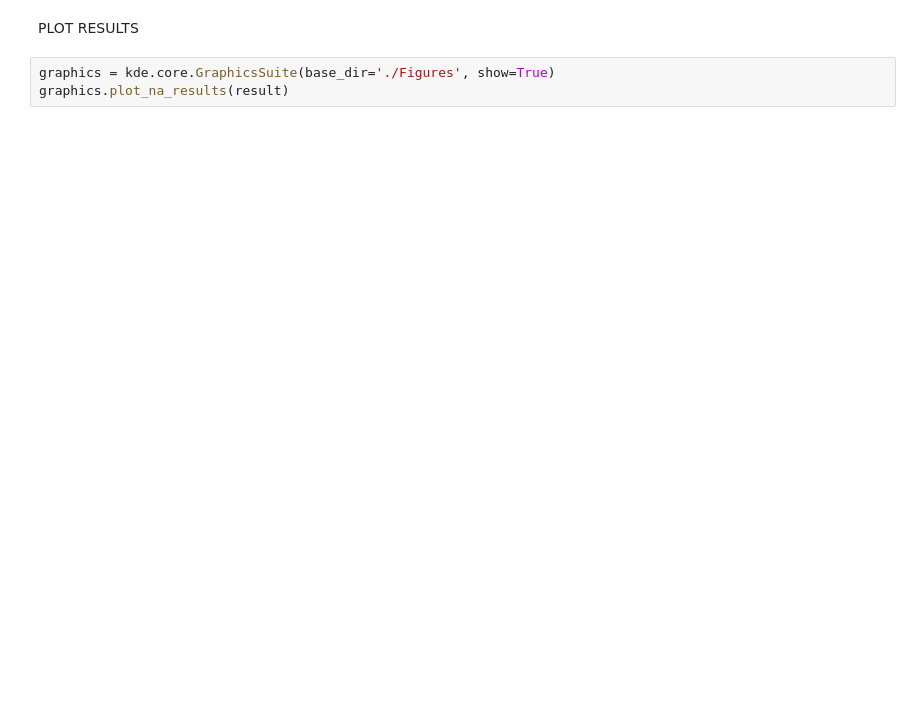
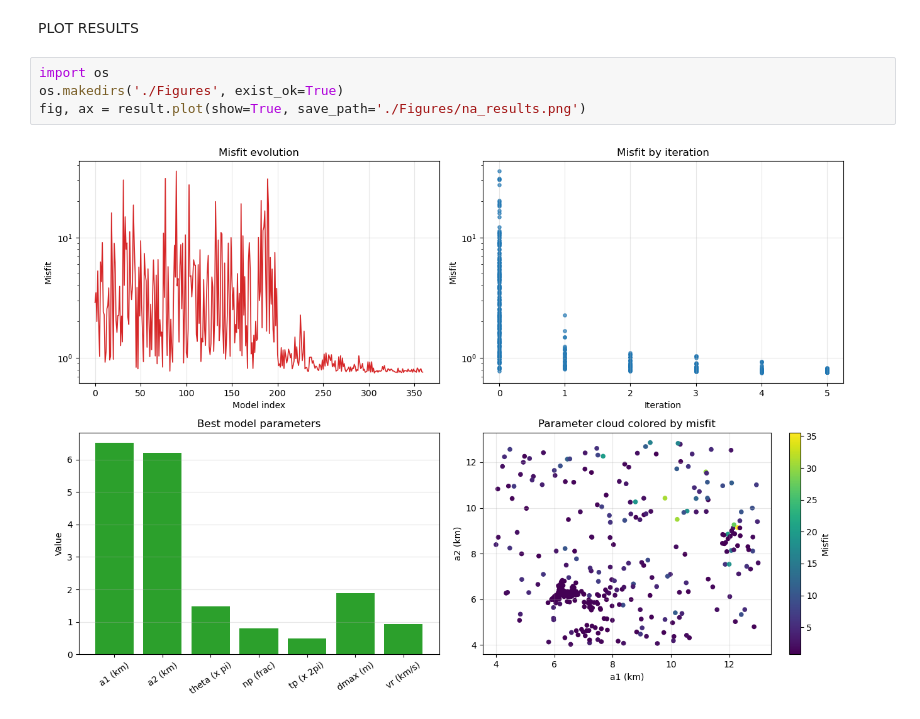
Before and after one commit to alexvillarroel/KDEllipsPy, a Jupyter notebook: inversions/calama2020/inversion_calama.ipynb, the cells around one changed output. Saved outputs shown, nothing was run; the diff lists cells and outputs as text; blank space fills up the shorter version.

```diff
--- a/inversions/calama2020/inversion_calama.ipynb
+++ b/inversions/calama2020/inversion_calama.ipynb
@@ -94,5 +235,8 @@ result = inversion.run_na_search()
 # %% [markdown]
 PLOT RESULTS
 # %%
-graphics = kde.core.GraphicsSuite(base_dir='./Figures', show=True)
-graphics.plot_na_results(result)
+import os
+os.makedirs('./Figures', exist_ok=True)
+fig, ax = result.plot(show=True, save_path='./Figures/na_results.png')
+# %% [output]
+[figure, added]
```
Also changed, not shown: parts of 4 cells of this notebook, 2 other files.
